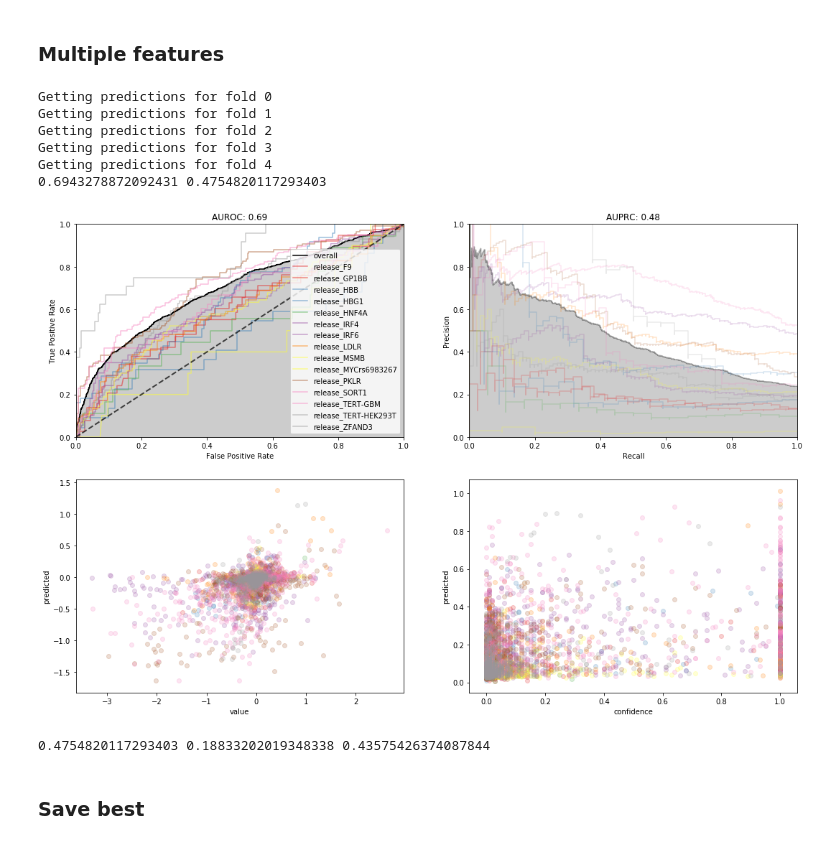
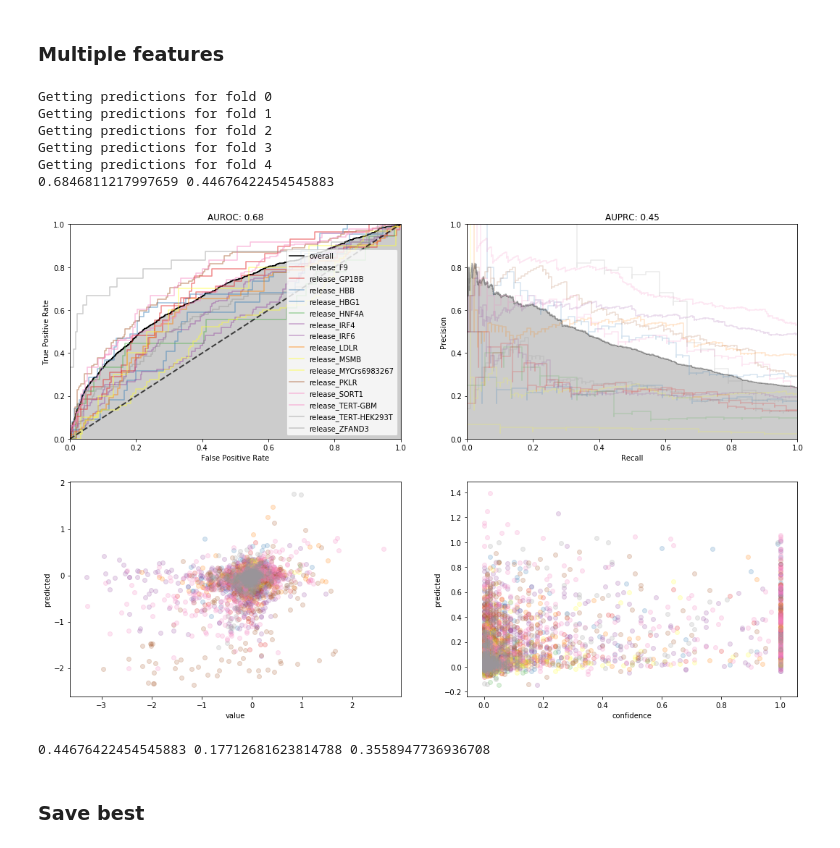
Before and after one commit to alex-hh/cagi5_mpra_prediction, a Jupyter notebook: Cagi5-Best-Model.ipynb, the cells around one changed output. Drawn from its saved outputs; the diff is of its cells as text; code cells hidden in the pictures.

```diff
--- a/Cagi5-Best-Model.ipynb
+++ b/Cagi5-Best-Model.ipynb
@@ -88,35 +88,35 @@ tuned_params = {
 ### Multiple features
 # %%
 multi = MultiFeatures([deepseadiffs, dnase, conservation])
+model = Regression
 cv_chunk = ChunkCV(df,
                    operator=CVOperator(
-                       Regression,
+                       model,
                        model_kwargs={
                            'features': multi,
-                           'model_name': 'xgb',}),
-                           # 'model_kwargs': tuned_params}),
+                           'model_name': 'xgb',
+                           'model_kwargs': tuned_params}),
                    fold_dict=fold_dict)
 cv_regress = cv_chunk.get_cv_preds()
 (fpr, tpr, thresholds, auroc), (precision, recall, thresholds, auprc), _, _ = make_plots(cv_regress)
 print(auroc, auprc)
 # %% [output]
 Getting predictions for fold 0
 Getting predictions for fold 1
 Getting predictions for fold 2
 Getting predictions for fold 3
 Getting predictions for fold 4
-0.6943278872092431 0.4754820117293403
+0.6846811217997659 0.44676422454545883
-[figure, old version]
+[figure, new version]
 # %%
 import validate, importlib
 importlib.reload(validate)
 from validate import pr_one_against_many
-from models import call_variants_from_regression
-preds = call_variants_from_regression(cv_regress)
+preds = model.make_submission(cv_regress)
 auprc_called_uncalled, auprc_positive_rest, auprc_negative_rest = pr_one_against_many(preds)
 print(auprc_called_uncalled, auprc_positive_rest, auprc_negative_rest)
 # %% [output]
-0.4754820117293403 0.18833202019348338 0.43575426374087844
+0.44676422454545883 0.17712681623814788 0.3558947736936708
 # %% [markdown]
 ### Save best
 # %%
```
Also changed, not shown: parts of 1 cell of this notebook, 1 other file.
